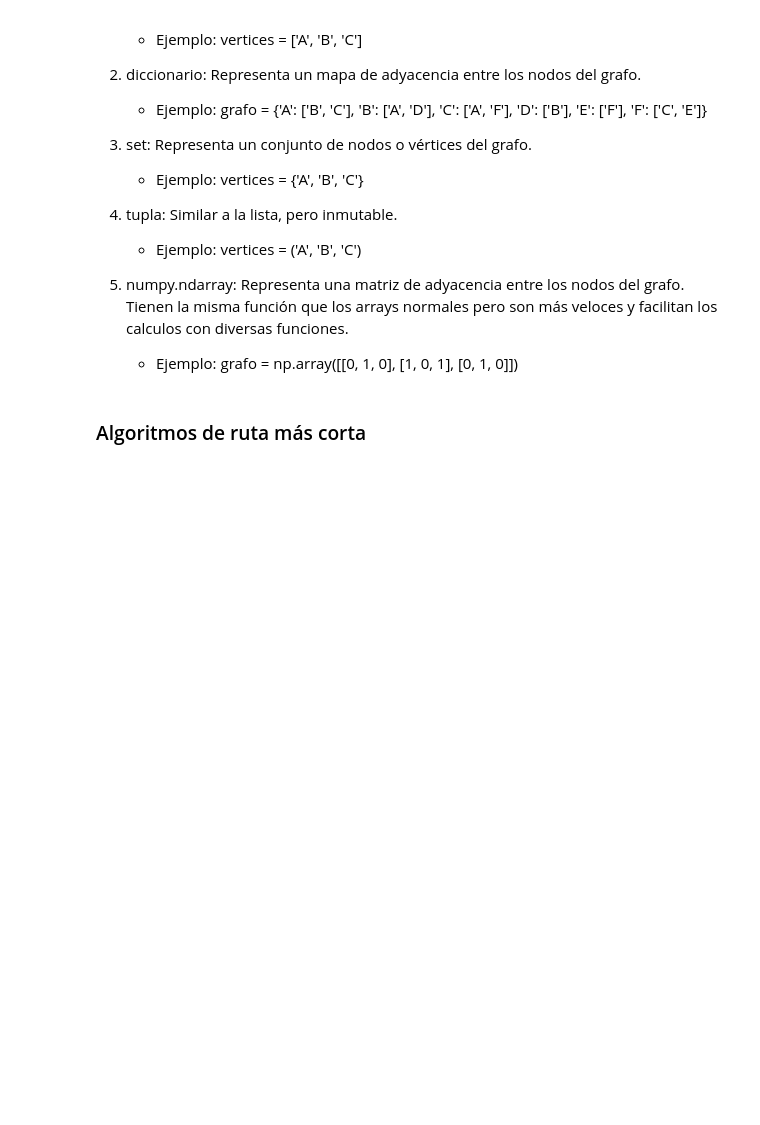
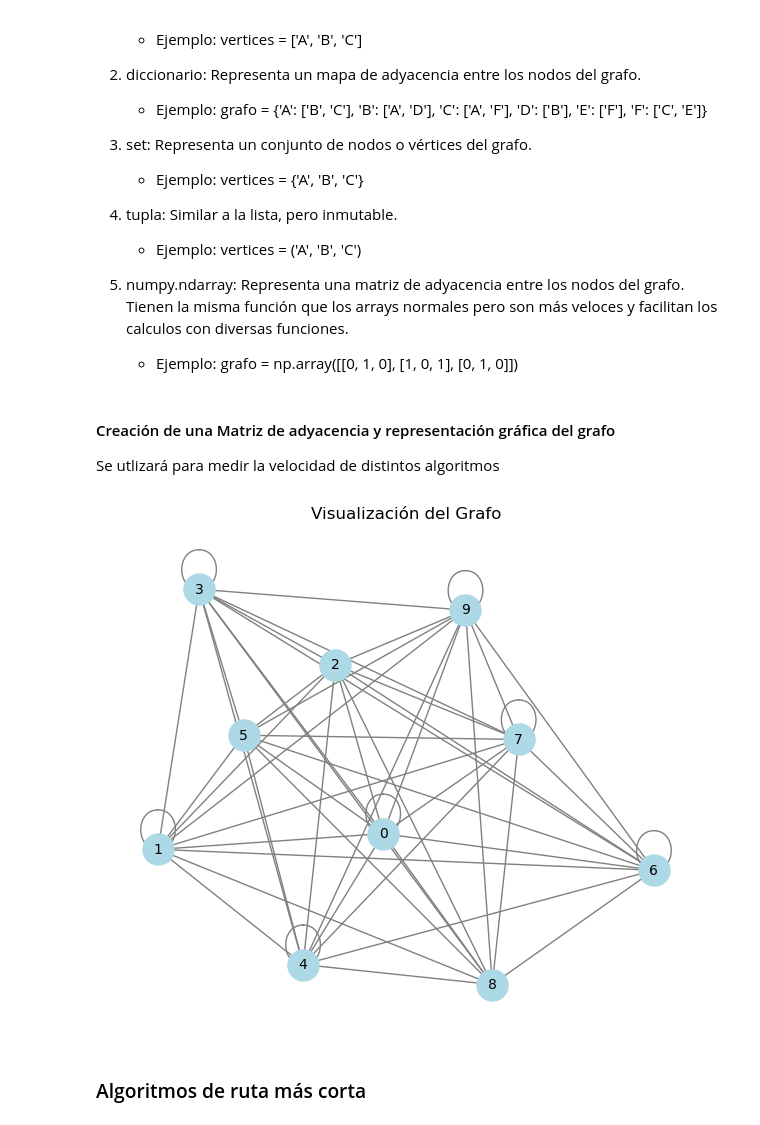
Before and after one commit to Rubenvalrom/Data-structures, a Jupyter notebook: Assignment Brief de UNIT 19 - DATA STRUCTURES & ALGORITHMS.ipynb, the cells around one changed output. Cells and saved outputs as stored; diff of their text form; code cells hidden in the pictures; blank space fills up the shorter version.

Commit message:
Creción de un grafo y se han añadido los algoritmos de Dijkstra y Bellman Ford

```diff
--- a/Assignment Brief de UNIT 19 - DATA STRUCTURES & ALGORITHMS.ipynb
+++ b/Assignment Brief de UNIT 19 - DATA STRUCTURES & ALGORITHMS.ipynb
@@ -30,6 +30,52 @@
 
 
     - Ejemplo: grafo = np.array([[0, 1, 0], [1, 0, 1], [0, 1, 0]])
+# %% [markdown]
+#### Creación de una Matriz de adyacencia y representación gráfica del grafo
+
+Se utlizará para medir la velocidad de distintos algoritmos
+# %%
+import numpy as np
+import networkx as nx
+import matplotlib.pyplot as plt
+
+# Representación del grafo como una matriz de adyacencia
+# 0 indica que no hay conexión directa entre los nodos
+grafo = np.array(
+    [[2, 8, 6, 2, 1, 0, 6, 9, 8, 3],
+     [6, 8, 8, 9, 4, 8, 3, 7, 4, 1],
+     [3, 8, 0, 8, 8, 8, 3, 9, 9, 0],
+     [5, 6, 9, 9, 7, 6, 7, 9, 2, 6],
+     [8, 9, 5, 1, 9, 5, 9, 1, 2, 4],
+     [6, 2, 8, 6, 6, 0, 4, 5, 7, 8],
+     [3, 1, 2, 2, 4, 1, 7, 4, 9, 0],
+     [5, 4, 8, 1, 3, 9, 2, 6, 6, 3],
+     [0, 4, 3, 1, 8, 1, 9, 3, 0, 7],
+     [9, 2, 6, 9, 2, 0, 3, 9, 2, 4]])
+
+
+# Crear un grafo desde la matriz de adyacencia
+G = nx.from_numpy_array(grafo)
+
+# Dibujar el grafo
+plt.figure(figsize=(6, 5))
+pos = nx.spring_layout(G)
+nx.draw(G, pos, with_labels=True, node_color='lightblue', edge_color='gray', node_size=500, font_size=10)
+plt.title("Visualización del Grafo")
+plt.show()
+
+
+# Número de nodos en el grafo
+num_nodos = grafo.shape[0]
+
+# Inicializa la distancia al nodo origen (nodo 0) como 0 y a todos los demás nodos como infinito
+distancias = np.full(num_nodos, np.inf)
+distancias[0] = 0
+
+# Marca todos los nodos como no visitados
+visitados = np.full(num_nodos, False)
+# %% [output]
+[figure, added]
 # %% [markdown]
 ### Algoritmos de ruta más corta
 # %% [markdown]
```
Also changed, not shown: parts of 5 cells of this notebook.
